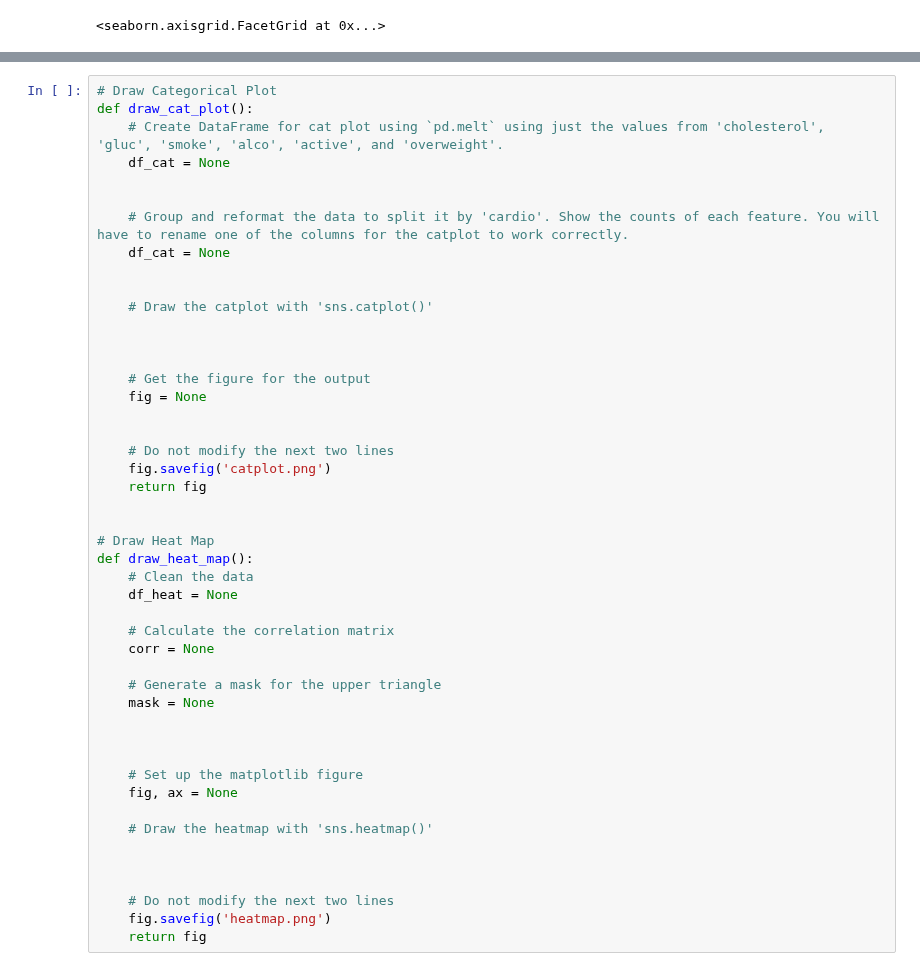
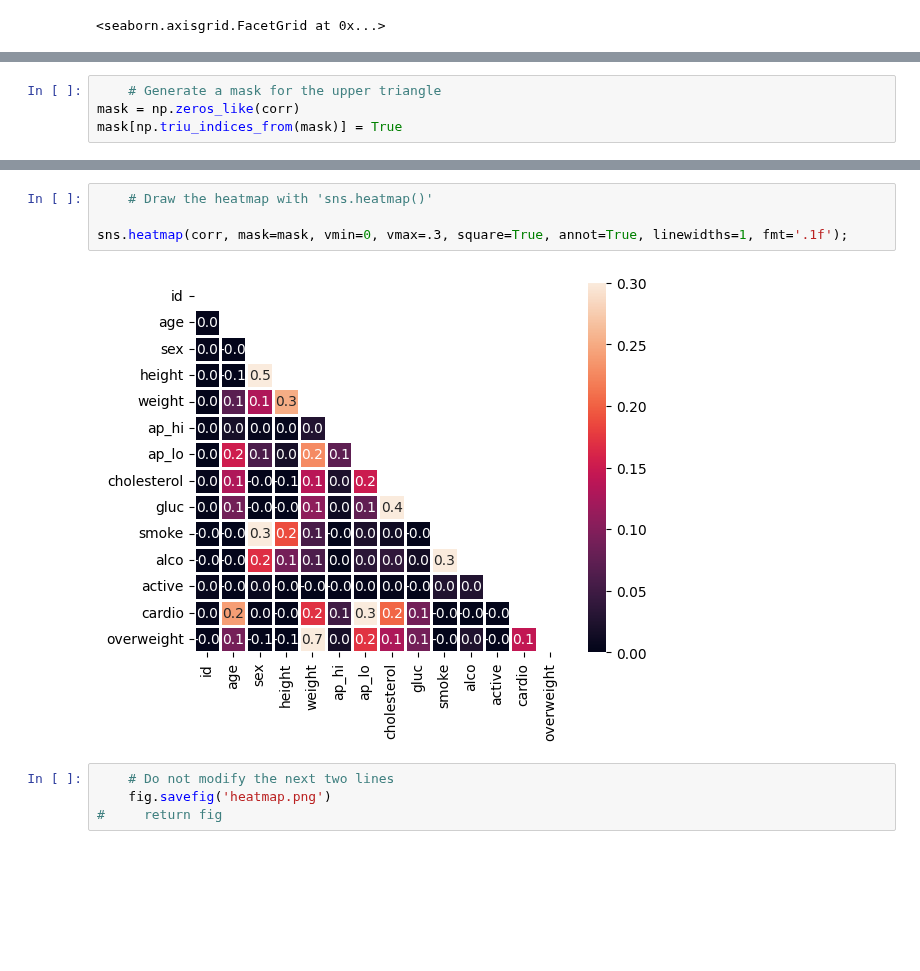
Before and after one commit to JohelPires/codewars, a Jupyter notebook: medical-data-visualizer/medical_data_visualizer.ipynb, the cells around one changed output, grey strips where cells are left out. Drawn from its saved outputs; the diff is of its cells as text; blank space fills up the shorter version.

```diff
--- a/medical-data-visualizer/medical_data_visualizer.ipynb
+++ b/medical-data-visualizer/medical_data_visualizer.ipynb
@@ -99,0 +165,4 @@ fig
+# %%
+    # Generate a mask for the upper triangle
+mask = np.zeros_like(corr)
+mask[np.triu_indices_from(mask)] = True
@@ -100,47 +174,10 @@ fig
+# %%
+    # Draw the heatmap with 'sns.heatmap()'
+
+sns.heatmap(corr, mask=mask, vmin=0, vmax=.3, square=True, annot=True, linewidths=1, fmt='.1f');
+# %% [output]
+[figure, added]
 # %%
-# Draw Categorical Plot
-def draw_cat_plot():
-    # Create DataFrame for cat plot using `pd.melt` using just the values from 'cholesterol', 'gluc', 'smoke', 'alco', 'active', and 'overweight'.
-    df_cat = None
-
-
-    # Group and reformat the data to split it by 'cardio'. Show the counts of each feature. You will have to rename one of the columns for the catplot to work correctly.
-    df_cat = None
-
-
-    # Draw the catplot with 'sns.catplot()'
-
-
-
-    # Get the figure for the output
-    fig = None
-
-
-    # Do not modify the next two lines
-    fig.savefig('catplot.png')
-    return fig
-
-
-# Draw Heat Map
-def draw_heat_map():
-    # Clean the data
-    df_heat = None
-
-    # Calculate the correlation matrix
-    corr = None
-
-    # Generate a mask for the upper triangle
-    mask = None
-
-
-
-    # Set up the matplotlib figure
-    fig, ax = None
-
-    # Draw the heatmap with 'sns.heatmap()'
-
-
-
     # Do not modify the next two lines
     fig.savefig('heatmap.png')
-    return fig
+#     return fig
```
Also changed, not shown: parts of 7 cells of this notebook, 3 other files.
